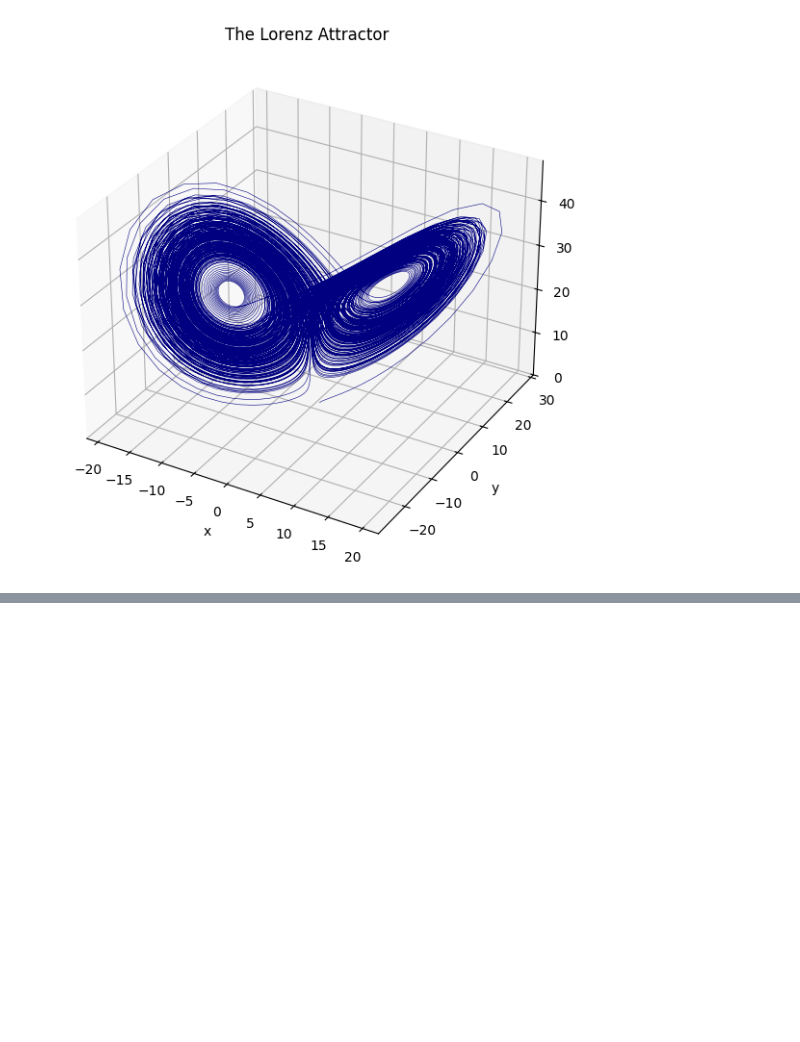
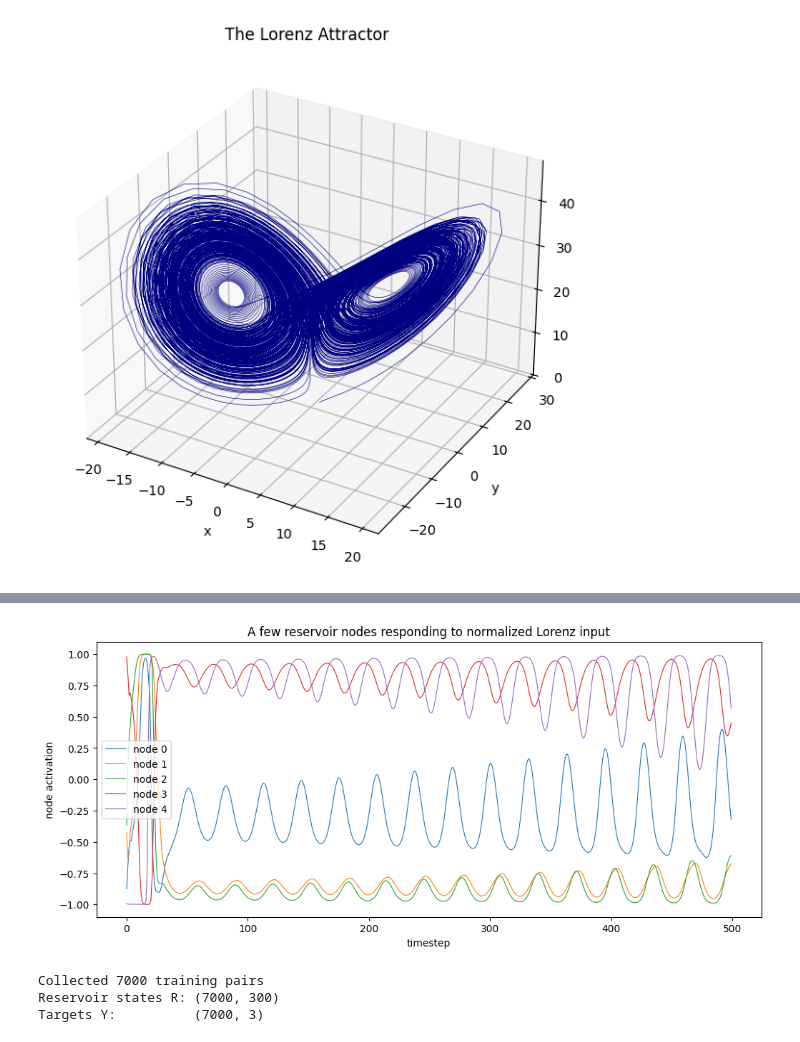
Before and after one commit to bibidybopoly/qpit-cr3bp, a Jupyter notebook: notebooks/reservoir_lorenz.ipynb, the cells around one changed output, grey strips where cells are left out. Cells and saved outputs as stored; diff of their text form; code cells hidden in the pictures; blank space fills up the shorter version.

Commit message:
Built and bugfixed the lorenz reservoir computer

```diff
--- a/notebooks/reservoir_lorenz.ipynb
+++ b/notebooks/reservoir_lorenz.ipynb
@@ -44,0 +104,62 @@ plt.show()
+# %%
+def reservoir_update(r, u, W, W_in):
+    """Advance the reservoir one timestep.
+
+    r : current reservoir state, shape (N,)
+    u : current input, shape (3,)
+    Returns the new reservoir state, shape (N,).
+    """
+    return np.tanh(W @ r + W_in @ u)
+
+# Drive the reservoir with the first 500 steps of Lorenz data and record states
+N_test = 500
+r = np.zeros(N)              # start the reservoir at rest
+states = np.zeros((N_test, N))
+for i in range(N_test):
+    r = reservoir_update(r, data_normalized [i], W, W_in)
+    states[i] = r
+
+# Plot a few reservoir node activities over time
+fig, ax = plt.subplots(figsize=(12, 5))
+for node in range(5):   # just show 5 of the 300 nodes
+    ax.plot(states[:, node], linewidth=0.8, label=f'node {node}')
+ax.set_xlabel('timestep')
+ax.set_ylabel('node activation')
+ax.set_title('A few reservoir nodes responding to normalized Lorenz input')
+ax.legend()
+plt.show()
+# %% [output]
+[figure, added]
+# %%
+# === Split data into training and testing portions ===
+# We train on a long stretch, then test prediction on what comes after.
+washout = 1000        # discard this many initial steps (reservoir transient)
+train_len = 8000     # steps used for training the readout
+# (testing happens later, in Phase 3, on the data right after training)
+
+# Use the normalized data throughout
+u_data = data_normalized
+
+# === Drive the reservoir across the training span, collecting states ===
+r = np.zeros(N)
+# We'll store the reservoir state at each step, and the TARGET (next input).
+collected_states = []
+collected_targets = []
+
+for i in range(train_len):
+    r = reservoir_update(r, u_data[i], W, W_in)
+    if i >= washout:                     # only keep states after washout
+        collected_states.append(r.copy())
+        collected_targets.append(u_data[i + 1])   # the NEXT state is the target
+
+# Convert to arrays
+R = np.array(collected_states)    # shape (train_len - washout, N)
+Y = np.array(collected_targets)   # shape (train_len - washout, 3)
+
+print(f"Collected {R.shape[0]} training pairs")
+print(f"Reservoir states R: {R.shape}")
+print(f"Targets Y:          {Y.shape}")
+# %% [output]
+Collected 7000 training pairs
+Reservoir states R: (7000, 300)
+Targets Y:          (7000, 3)
```
Also changed, not shown: parts of 10 cells of this notebook, 1 other file.
